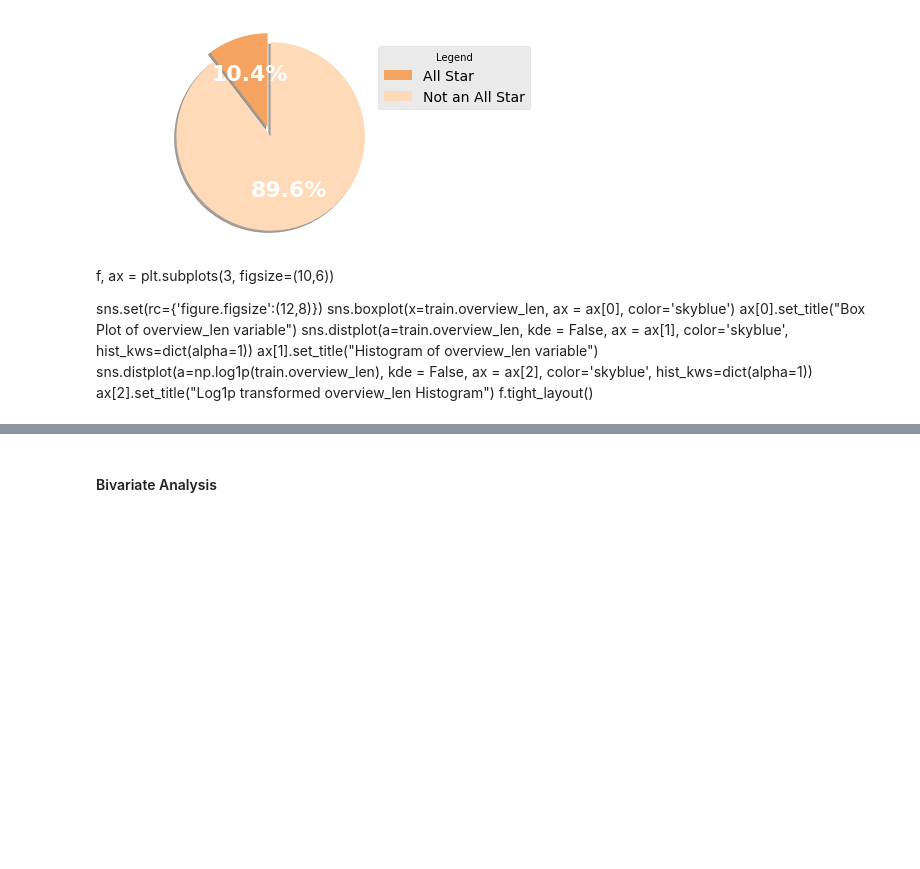
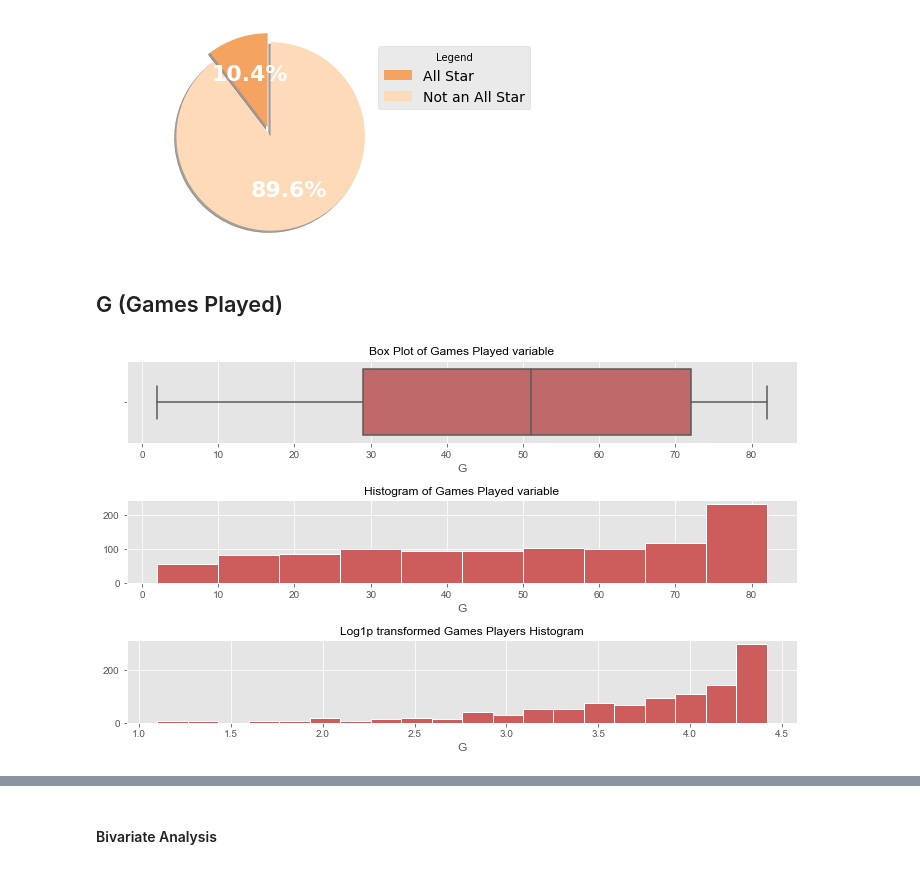
Before and after one commit to coleppert/NBA_AllStar_Prediction_Model, a Jupyter notebook: EDA-FeatureEngineering/Exploratory Data Analysis.ipynb, the cells around one changed output, grey strips where cells are left out. Drawn from its saved outputs; the diff is of its cells as text; code cells hidden in the pictures; blank space fills up the shorter version.

Commit message:
Adding in plots for a few variables to start

```diff
--- a/EDA-FeatureEngineering/Exploratory Data Analysis.ipynb
+++ b/EDA-FeatureEngineering/Exploratory Data Analysis.ipynb
@@ -86,14 +86,5 @@ ax.legend(labels,
 plt.show()
 # %% [output]
 [figure]
-# %% [markdown]
-f, ax = plt.subplots(3, figsize=(10,6))
-
-sns.set(rc={'figure.figsize':(12,8)})
-sns.boxplot(x=train.overview_len, ax = ax[0], color='skyblue')
-ax[0].set_title("Box Plot of overview_len variable")
-sns.distplot(a=train.overview_len, kde = False, ax = ax[1], color='skyblue', hist_kws=dict(alpha=1))
-ax[1].set_title("Histogram of overview_len variable")
-sns.distplot(a=np.log1p(train.overview_len), kde = False, ax = ax[2], color='skyblue', hist_kws=dict(alpha=1))
-ax[2].set_title("Log1p transformed overview_len Histogram")
-f.tight_layout()
+# %% [markdown]
+## G (Games Played)
@@ -99,0 +93,13 @@ f.tight_layout()
+# %%
+f, ax = plt.subplots(3, figsize=(10,6))
+
+sns.set(rc={'figure.figsize':(12,8)})
+sns.boxplot(x=df.G, ax = ax[0], color='indianred')
+ax[0].set_title("Box Plot of Games Played variable")
+sns.distplot(a=df.G, kde = False, ax = ax[1], color='indianred', hist_kws=dict(alpha=1))
+ax[1].set_title("Histogram of Games Played variable")
+sns.distplot(a=np.log1p(df.G), kde = False, ax = ax[2], color='indianred', hist_kws=dict(alpha=1))
+ax[2].set_title("Log1p transformed Games Players Histogram")
+f.tight_layout()
+# %% [output]
+[figure, added]
```
Also changed, not shown: parts of 26 cells of this notebook.
